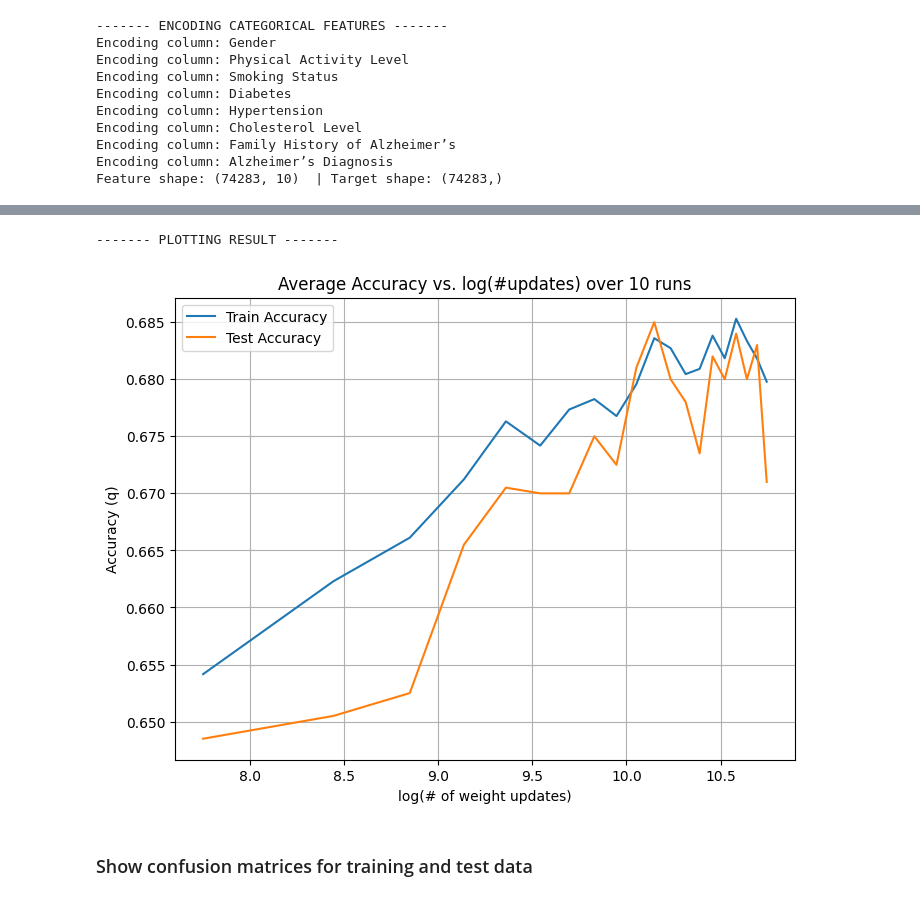
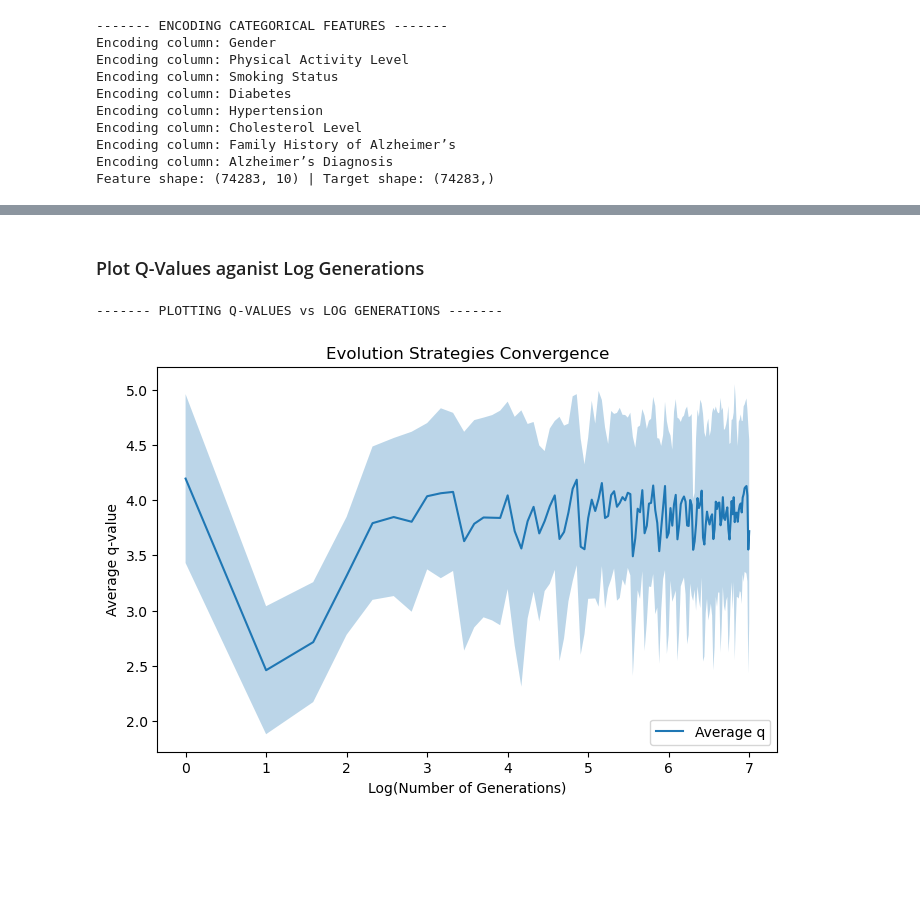
Before and after one commit to cfpisaca/ML_HW1, a Jupyter notebook: HW1.ipynb, the cells around one changed output, grey strips where cells are left out. Saved outputs shown, nothing was run; the diff lists cells and outputs as text; code cells hidden in the pictures; blank space fills up the shorter version.

Commit message:
completed ES, plots, and matrices

```diff
--- a/HW1.ipynb
+++ b/HW1.ipynb
@@ -299,0 +132,19 @@ Training details: 10 runs, 20 epochs each, batch size = 32
+# %%
+print("------- RUNNING MULTIPLE TRIALS -------")
+
+num_trials = 10
+num_generations = 128  # Stop early if slow
+pop_size = 14  # Based on (4 + d) ES
+mutation_rate = 0.1
+
+print("Running Evolution Strategies for", num_trials, "trials...")
+all_q_values = []
+for trial in range(num_trials):
+    print(f"Trial {trial+1}")
+    q_values = evolve_population(pop_size, num_generations, mutation_rate)
+    all_q_values.append(q_values)
+
+# Convert results to numpy array and compute averages
+all_q_values = np.array(all_q_values)
+avg_q_values = np.mean(all_q_values, axis=0)
+std_q_values = np.std(all_q_values, axis=0)
@@ -300,18 +169,19 @@ Training details: 10 runs, 20 epochs each, batch size = 32
+# %% [markdown]
+### Plot Q-Values aganist Log Generations
 # %%
 import matplotlib.pyplot as plt
 
-print("------- PLOTTING RESULT -------")
-plt.figure(figsize=(8,6))
-plt.plot(log_updates_x, avg_train_acc, label="Train Accuracy")
-plt.plot(log_updates_x, avg_test_acc, label="Test Accuracy")
-plt.xlabel("log(# of weight updates)")
-plt.ylabel("Accuracy (q)")
-plt.title("Average Accuracy vs. log(#updates) over 10 runs")
+print("------- PLOTTING Q-VALUES vs LOG GENERATIONS -------")
+
+plt.figure(figsize=(8, 5))
+plt.plot(np.log2(range(1, len(avg_q_values) + 1)), avg_q_values, label='Average q')
+plt.fill_between(np.log2(range(1, len(avg_q_values) + 1)), avg_q_values - std_q_values,
+                 avg_q_values + std_q_values, alpha=0.3)
+plt.xlabel("Log(Number of Generations)")
+plt.ylabel("Average q-value")
+plt.title("Evolution Strategies Convergence")
 plt.legend()
-plt.grid(True)
 plt.show()
 # %% [output]
-------- PLOTTING RESULT -------
+------- PLOTTING Q-VALUES vs LOG GENERATIONS -------
-[figure, old version]
+[figure, new version]
-# %% [markdown]
-### Show confusion matrices for training and test data
```
Also changed, not shown: parts of 21 cells of this notebook.
